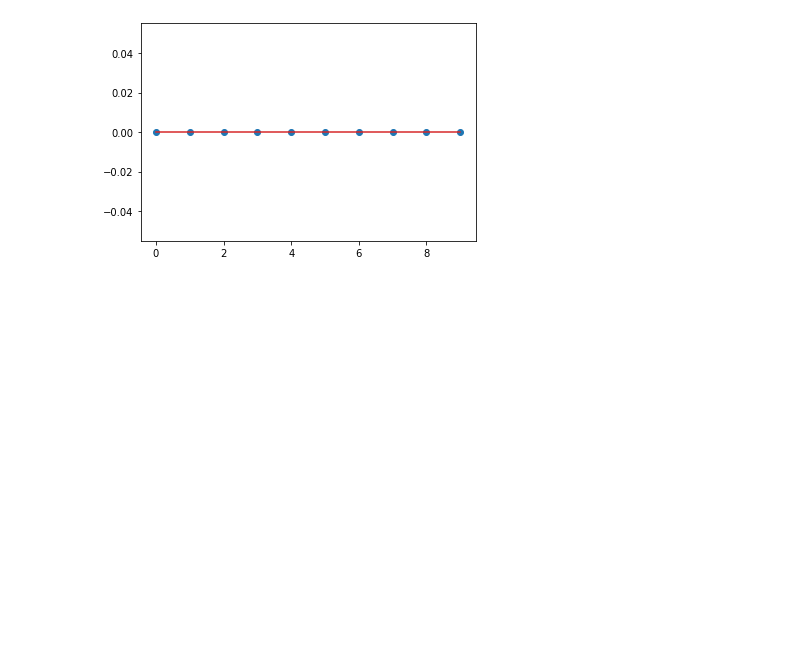
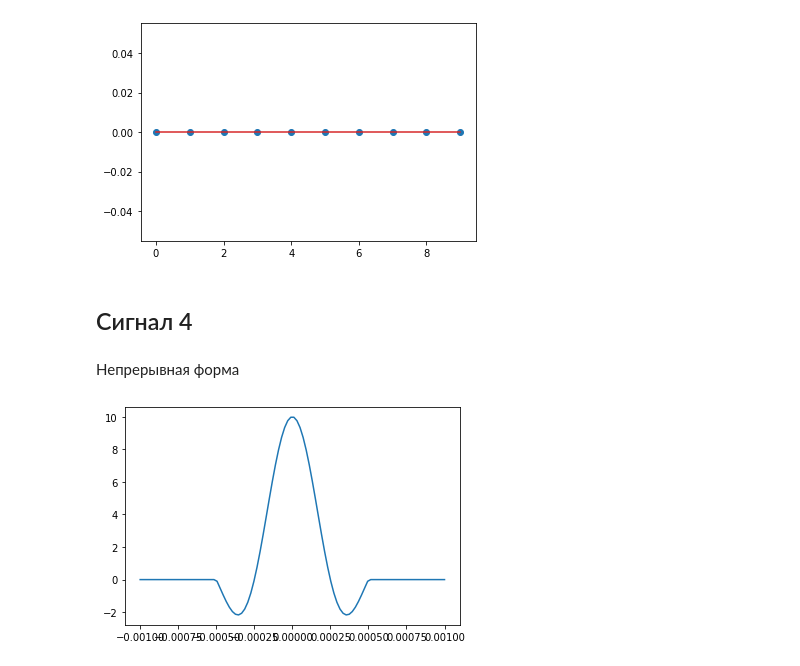
Before and after one commit to just-another-kirill-ilichev/bsuir-signal-processing-labs, a Jupyter notebook: lab1.ipynb, the cells around one changed output. Saved outputs shown, nothing was run; the diff lists cells and outputs as text; code cells hidden in the pictures; blank space fills up the shorter version.

```diff
--- a/lab1.ipynb
+++ b/lab1.ipynb
@@ -5,12 +5,19 @@ import matplotlib.pyplot as plt
 import numpy as np
 import math
 
-def draw_descrete_function_plot(func, start = 0, count = 10):
-  k = np.arange(start = start, stop = count - start)
-  y = np.vectorize(func)(k)
+def draw_discrete_function_plot(func, start=0, stop=10):
+  k = np.arange(start, stop)
+  y = np.vectorize(func, otypes=[np.float])(k)
 
   plt.stem(k, y, use_line_collection=True)
   plt.show()
+
+def draw_continuous_function_plot(func, start=0, stop=10, num=100):
+  t = np.linspace(start, stop, num)
+  y = np.vectorize(func, otypes=[np.float])(t)
+
+  plt.plot(t, y)
+  plt.show()
 # %% [markdown]
 ## Сигнал 1
 # %%
@@ -49,2 +56,18 @@ draw_descrete_function_plot(S3)
 # %% [output]
 [figure]
+# %% [markdown]
+## Сигнал 4
+# %% [markdown]
+Непрерывная форма
+# %%
+T = 0.5 * 10**-3
+S0 = 10
+f0 = 2000
+
+def S4(t):
+  arg = 2 * math.pi * f0 * t
+  return S0 * math.sin(arg) / arg if abs(t) <= T else 0
+
+draw_continuous_function_plot(S4, start=-0.001, stop=0.001)
+# %% [output]
+[figure, added]
```
Also changed, not shown: parts of 10 cells of this notebook.
